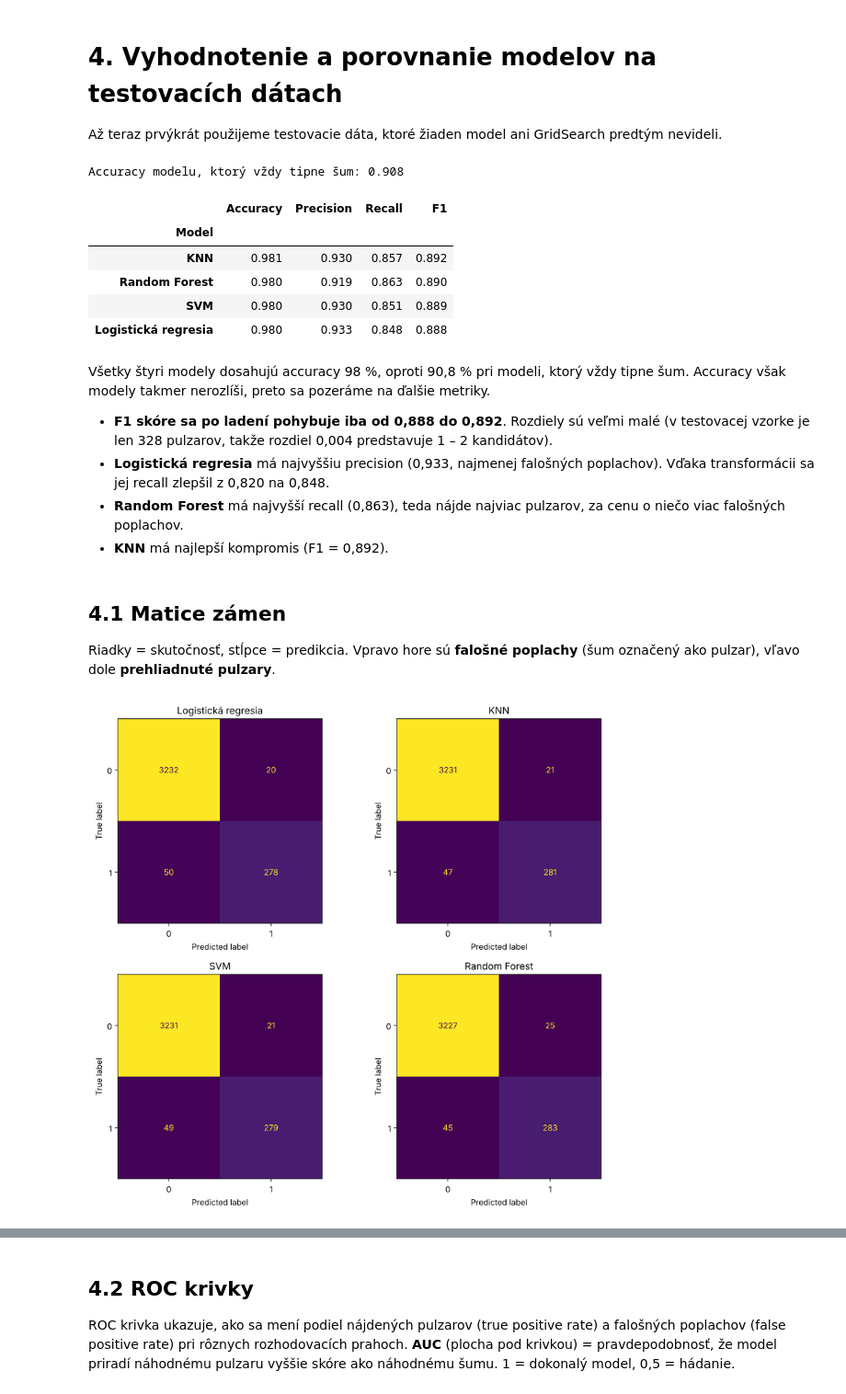
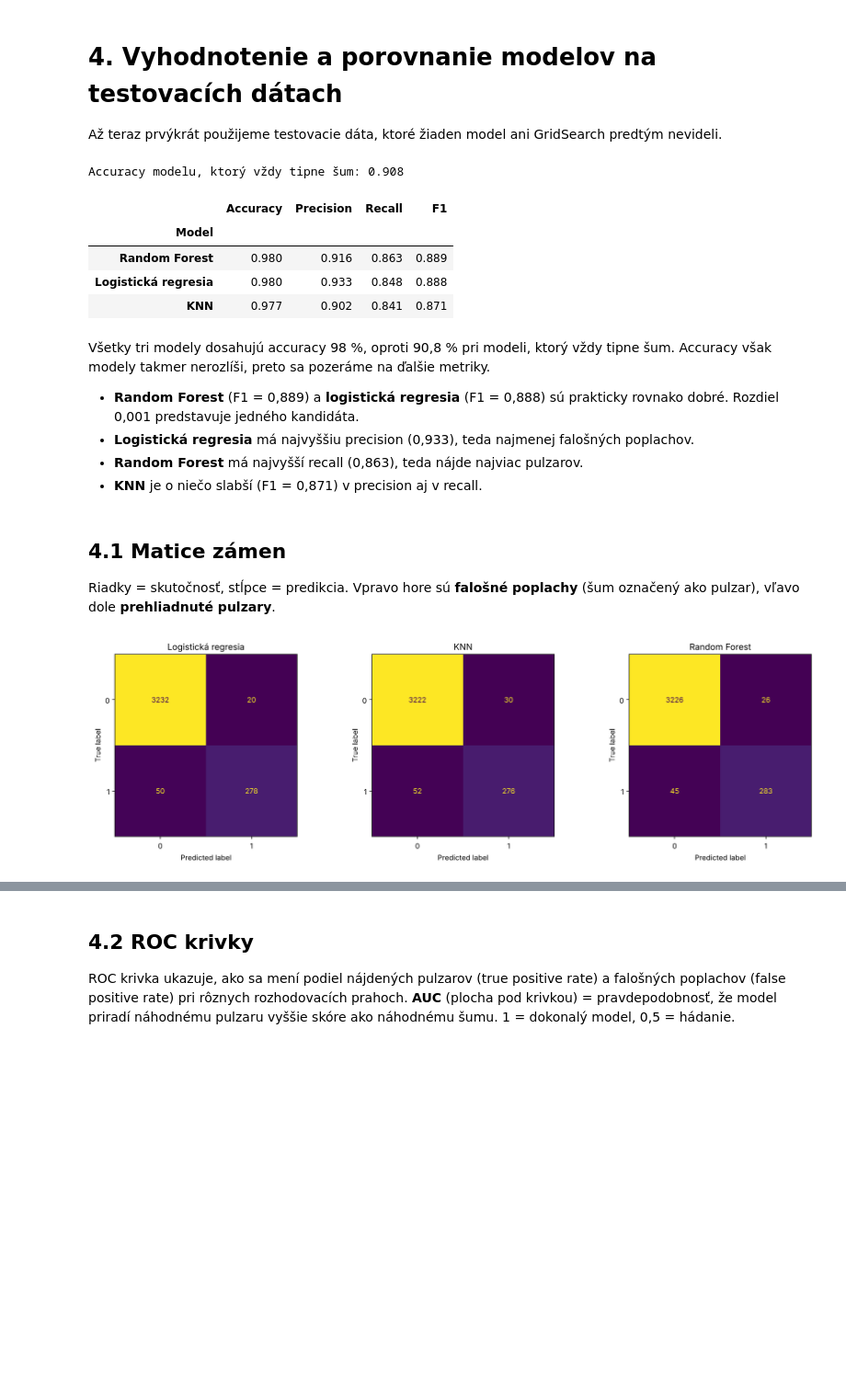
Before and after one commit to SimonaBednarikova/ML_pulsar_projekt_S1_r1, a Jupyter notebook: pulzary_projekt.ipynb, the cells around one changed output, grey strips where cells are left out. Shown at 92% size. Saved outputs shown, nothing was run; the diff lists cells and outputs as text; code cells hidden in the pictures; blank space fills up the shorter version.

```diff
--- a/pulzary_projekt.ipynb
+++ b/pulzary_projekt.ipynb
@@ -399,3 +392,7 @@ list(X_train.columns)
+# %%
+scaler = PowerTransformer()
+X_train_scaled = scaler.fit_transform(X_train)
+X_test_scaled = scaler.transform(X_test)
 # %% [markdown]
 # 3. Výber algoritmov a trénovanie
 ## Ako budeme modely hodnotiť
@@ -471,9 +448,10 @@ Kvôli vzdialenostiam je nutné škálovanie.
 # %%
-knn = tune(
-    Pipeline([("scaler", StandardScaler()), ("model", KNeighborsClassifier())]),
-    {"scaler": [StandardScaler(), PowerTransformer()],
-     "model__n_neighbors": [5, 9, 15, 25, 35],
-     "model__weights": ["uniform", "distance"],
-     "model__p": [1, 2]},
-)
+params_knn = {"n_neighbors": [5, 9, 15, 25, 35],
+              "weights": ["uniform", "distance"],
+              "metric": ["euclidean", "manhattan"]}
+gridsearch_knn = GridSearchCV(KNeighborsClassifier(), params_knn, scoring="f1")
+gridsearch_knn.fit(X_train_scaled, y_train)
+
+print(gridsearch_knn.best_params_, "| F1:", round(gridsearch_knn.best_score_, 3))
+knn = gridsearch_knn.best_estimator_
 # %% [output]
@@ -519,10 +471,11 @@ aj interakcie premenných. Navyše ukáže, ktoré premenné sú pre rozhodovani
 * `class_weight`: či zvýšiť váhu pulzarov.
 # %%
-forest = tune(
-    RandomForestClassifier(random_state=42),
-    {"max_depth": [None, 10],
-     "min_samples_leaf": [1, 3],
-     "max_features": ["sqrt", None],
-     "class_weight": [None, "balanced"]},
-)
+params_rf = {"max_depth": [None, 10],
+             "min_samples_leaf": [1, 3],
+             "class_weight": [None, "balanced"]}
+gridsearch_rf = GridSearchCV(RandomForestClassifier(random_state=42), params_rf, scoring="f1")
+gridsearch_rf.fit(X_train_scaled, y_train)
+
+print(gridsearch_rf.best_params_, "| F1:", round(gridsearch_rf.best_score_, 3))
+forest = gridsearch_rf.best_estimator_
 # %% [output]
@@ -544,12 +494,11 @@ F1 (krížová validácia): predvolené 0.886 → vyladené 0.886
 # 4. Vyhodnotenie a porovnanie modelov na testovacích dátach
 Až teraz prvýkrát použijeme testovacie dáta, ktoré žiaden model ani GridSearch predtým nevideli.
 # %%
-models = {"Logistická regresia": log_reg, "KNN": knn,
-          "SVM": svm, "Random Forest": forest}
+models = {"Logistická regresia": log_reg, "KNN": knn, "Random Forest": forest}
 
 rows = []
 for name, model in models.items():
-    pred = model.predict(X_test)
+    pred = model.predict(X_test_scaled)
     rows.append({"Model": name,
                  "Accuracy": accuracy_score(y_test, pred),
                  "Precision": precision_score(y_test, pred),
@@ -563,28 +512,27 @@ results.sort_values("F1", ascending=False)
 Accuracy modelu, ktorý vždy tipne šum: 0.908
 |  | Accuracy | Precision | Recall | F1 |
 | Model |  |  |  |  |
-| KNN | 0.981 | 0.930 | 0.857 | 0.892 |
-| Random Forest | 0.980 | 0.919 | 0.863 | 0.890 |
-| SVM | 0.980 | 0.930 | 0.851 | 0.889 |
+| Random Forest | 0.980 | 0.916 | 0.863 | 0.889 |
 | Logistická regresia | 0.980 | 0.933 | 0.848 | 0.888 |
+| KNN | 0.977 | 0.902 | 0.841 | 0.871 |
 # %% [markdown]
-Všetky štyri modely dosahujú accuracy 98 %, oproti 90,8 % pri modeli, ktorý vždy tipne šum. Accuracy však modely takmer nerozlíši, preto sa pozeráme na ďalšie metriky.
-* **F1 skóre sa po ladení pohybuje iba od 0,888 do 0,892**. Rozdiely sú veľmi malé (v testovacej vzorke je len 328 pulzarov, takže rozdiel 0,004 predstavuje 1 – 2 kandidátov).
-* **Logistická regresia** má najvyššiu precision (0,933, najmenej falošných poplachov). Vďaka transformácii sa jej recall zlepšil z 0,820 na 0,848.
-* **Random Forest** má najvyšší recall (0,863), teda nájde najviac pulzarov, za cenu o niečo viac falošných poplachov.
-* **KNN** má najlepší kompromis (F1 = 0,892).
+Všetky tri modely dosahujú accuracy 98 %, oproti 90,8 % pri modeli, ktorý vždy tipne šum. Accuracy však modely takmer nerozlíši, preto sa pozeráme na ďalšie metriky.
+* **Random Forest** (F1 = 0,889) a **logistická regresia** (F1 = 0,888) sú prakticky rovnako dobré. Rozdiel 0,001 predstavuje jedného kandidáta.
+* **Logistická regresia** má najvyššiu precision (0,933), teda najmenej falošných poplachov.
+* **Random Forest** má najvyšší recall (0,863), teda nájde najviac pulzarov.
+* **KNN** je o niečo slabší (F1 = 0,871) v precision aj v recall.
 # %% [markdown]
 ## 4.1 Matice zámen
 Riadky = skutočnosť, stĺpce = predikcia. Vpravo hore sú **falošné poplachy** (šum označený ako pulzar),
 vľavo dole **prehliadnuté pulzary**.
 # %%
-fig, axes = plt.subplots(2, 2, figsize=(10, 9))
-for ax, (name, model) in zip(axes.flat, models.items()):
-    ConfusionMatrixDisplay.from_estimator(model, X_test, y_test,
+fig, axes = plt.subplots(1, 3, figsize=(15, 4.5))
+for ax, (name, model) in zip(axes, models.items()):
+    ConfusionMatrixDisplay.from_estimator(model, X_test_scaled, y_test,
                                           ax=ax, colorbar=False)
     ax.set_title(name)
 plt.tight_layout()
 plt.show()
 # %% [output]
-[figure, old version]
+[figure, new version]
 # %% [markdown]
```
Also changed, not shown: parts of 26 cells of this notebook.
